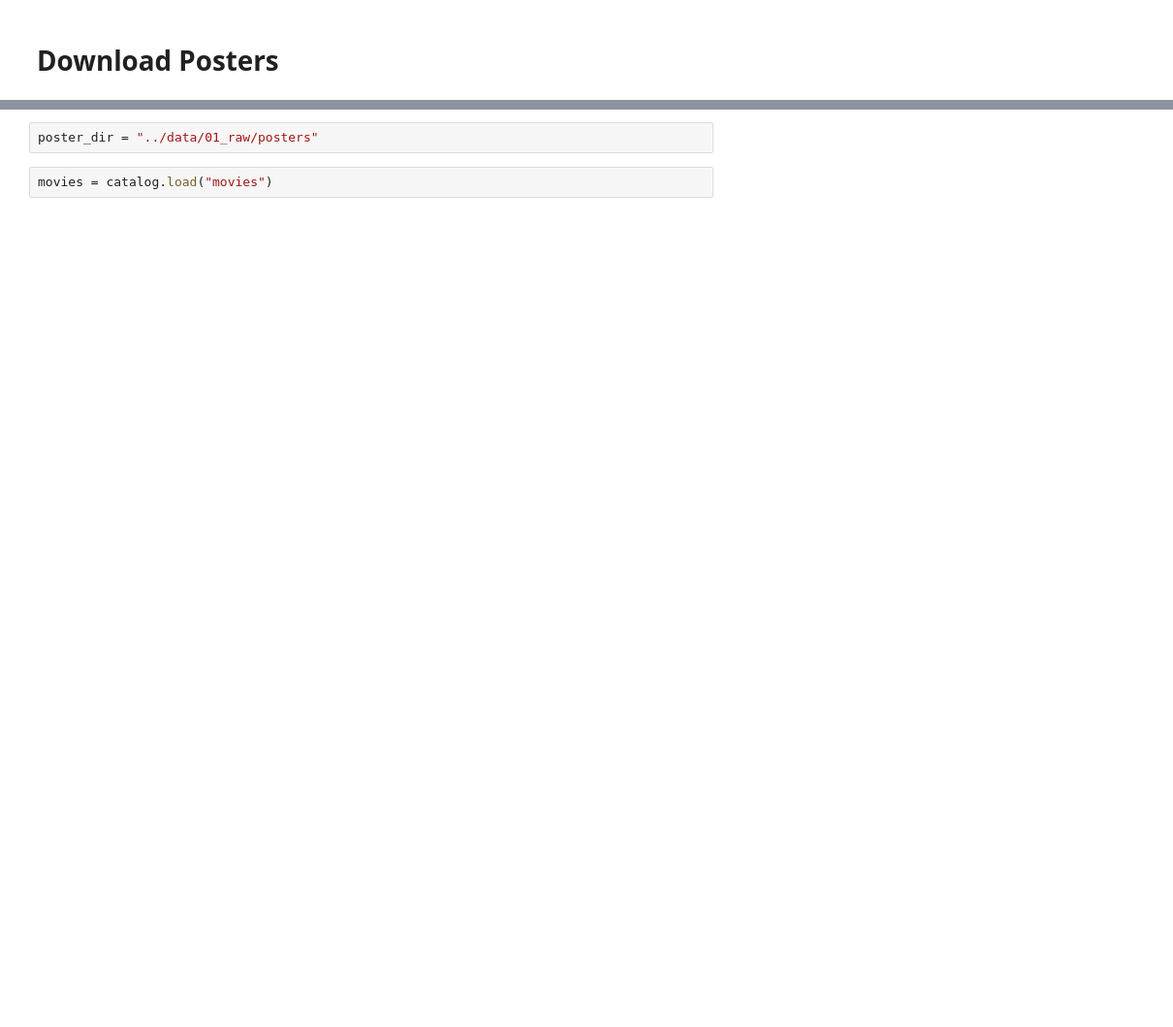
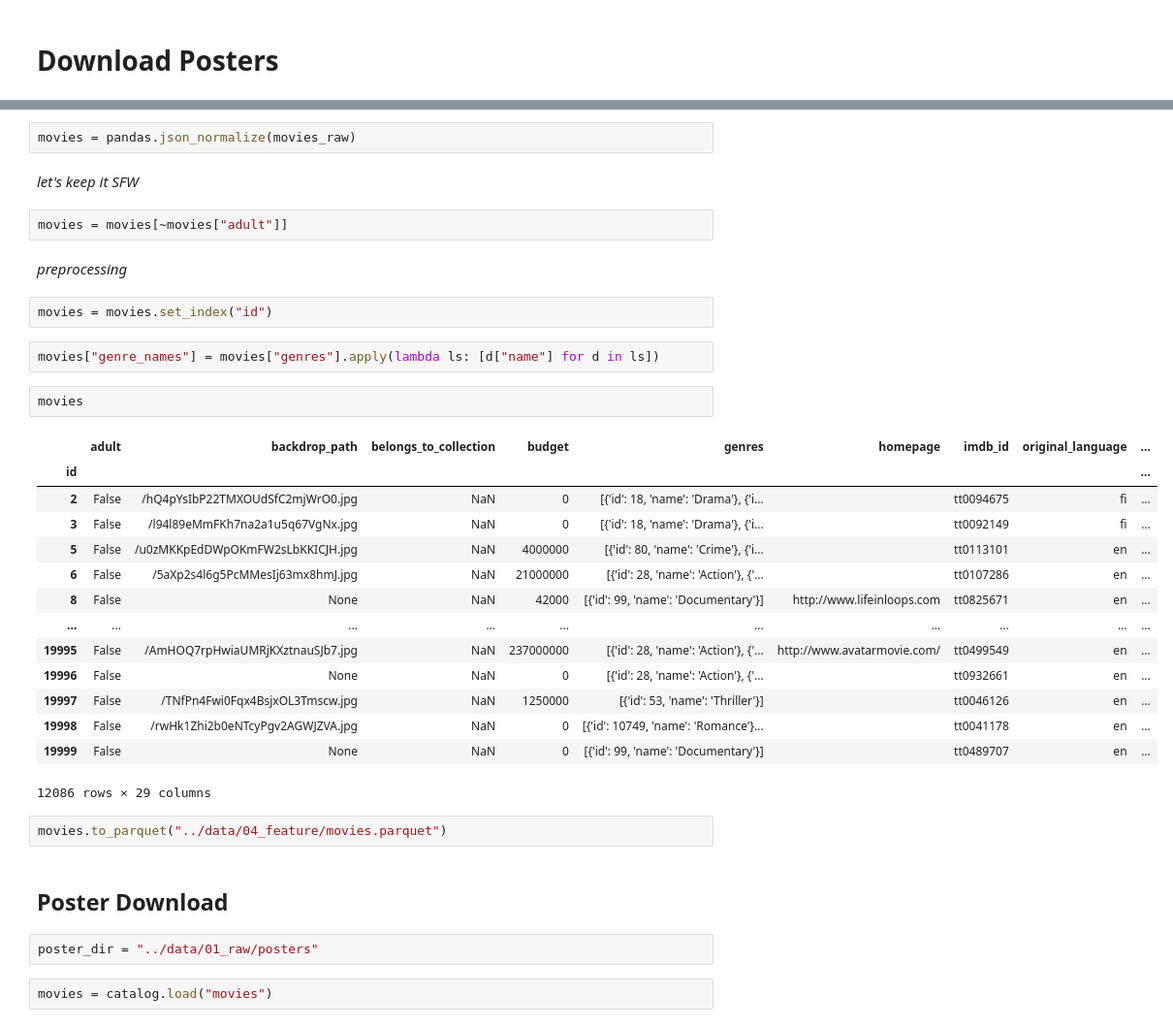
Before and after one commit to clstaudt/movie-poster-classifier, a Jupyter notebook: notebooks/download-posters.ipynb, the cells around one changed output, grey strips where cells are left out. Shown: that part at 97% size. Cells and saved outputs as stored; diff of their text form; blank space fills up the shorter version.

Commit message:
first models and preprocessing

```diff
--- a/notebooks/download-posters.ipynb
+++ b/notebooks/download-posters.ipynb
@@ -3,3 +46,36 @@
+# %%
+movies = pandas.json_normalize(movies_raw)
+# %% [markdown]
+_let's keep it SFW_
+# %%
+movies = movies[~movies["adult"]]
+# %% [markdown]
+_preprocessing_
+# %%
+movies = movies.set_index("id")
+# %%
+movies["genre_names"] = movies["genres"].apply(lambda ls: [d["name"] for d in ls])
+# %%
+movies
+# %% [output]
+|  | adult | backdrop_path | belongs_to_collection | budget | genres | homepage | imdb_id | original_language | ... |
+| id |  |  |  |  |  |  |  |  | ... |
+| 2 | False | /hQ4pYsIbP22TMXOUdSfC2mjWrO0.jpg | NaN | 0 | [{'id': 18, 'name': 'Drama'}, {'i... |  | tt0094675 | fi | ... |
+| 3 | False | /l94l89eMmFKh7na2a1u5q67VgNx.jpg | NaN | 0 | [{'id': 18, 'name': 'Drama'}, {'i... |  | tt0092149 | fi | ... |
+| 5 | False | /u0zMKKpEdDWpOKmFW2sLbKKICJH.jpg | NaN | 4000000 | [{'id': 80, 'name': 'Crime'}, {'i... |  | tt0113101 | en | ... |
+| 6 | False | /5aXp2s4l6g5PcMMesIj63mx8hmJ.jpg | NaN | 21000000 | [{'id': 28, 'name': 'Action'}, {'... |  | tt0107286 | en | ... |
+| 8 | False | None | NaN | 42000 | [{'id': 99, 'name': 'Documentary'}] | http://www.lifeinloops.com | tt0825671 | en | ... |
+| ... | ... | ... | ... | ... | ... | ... | ... | ... | ... |
+| 19995 | False | /AmHOQ7rpHwiaUMRjKXztnauSJb7.jpg | NaN | 237000000 | [{'id': 28, 'name': 'Action'}, {'... | http://www.avatarmovie.com/ | tt0499549 | en | ... |
+| 19996 | False | None | NaN | 0 | [{'id': 28, 'name': 'Action'}, {'... |  | tt0932661 | en | ... |
+| 19997 | False | /TNfPn4Fwi0Fqx4BsjxOL3Tmscw.jpg | NaN | 1250000 | [{'id': 53, 'name': 'Thriller'}] |  | tt0046126 | en | ... |
+| 19998 | False | /rwHk1Zhi2b0eNTcyPgv2AGWJZVA.jpg | NaN | 0 | [{'id': 10749, 'name': 'Romance'}... |  | tt0041178 | en | ... |
+| 19999 | False | None | NaN | 0 | [{'id': 99, 'name': 'Documentary'}] |  | tt0489707 | en | ... |
+12086 rows × 29 columns
+# %%
+movies.to_parquet("../data/04_feature/movies.parquet")
+# %% [markdown]
+## Poster Download
 # %%
 poster_dir = "../data/01_raw/posters"
 # %%
```
Also changed, not shown: parts of 15 cells of this notebook, 8 other files.
